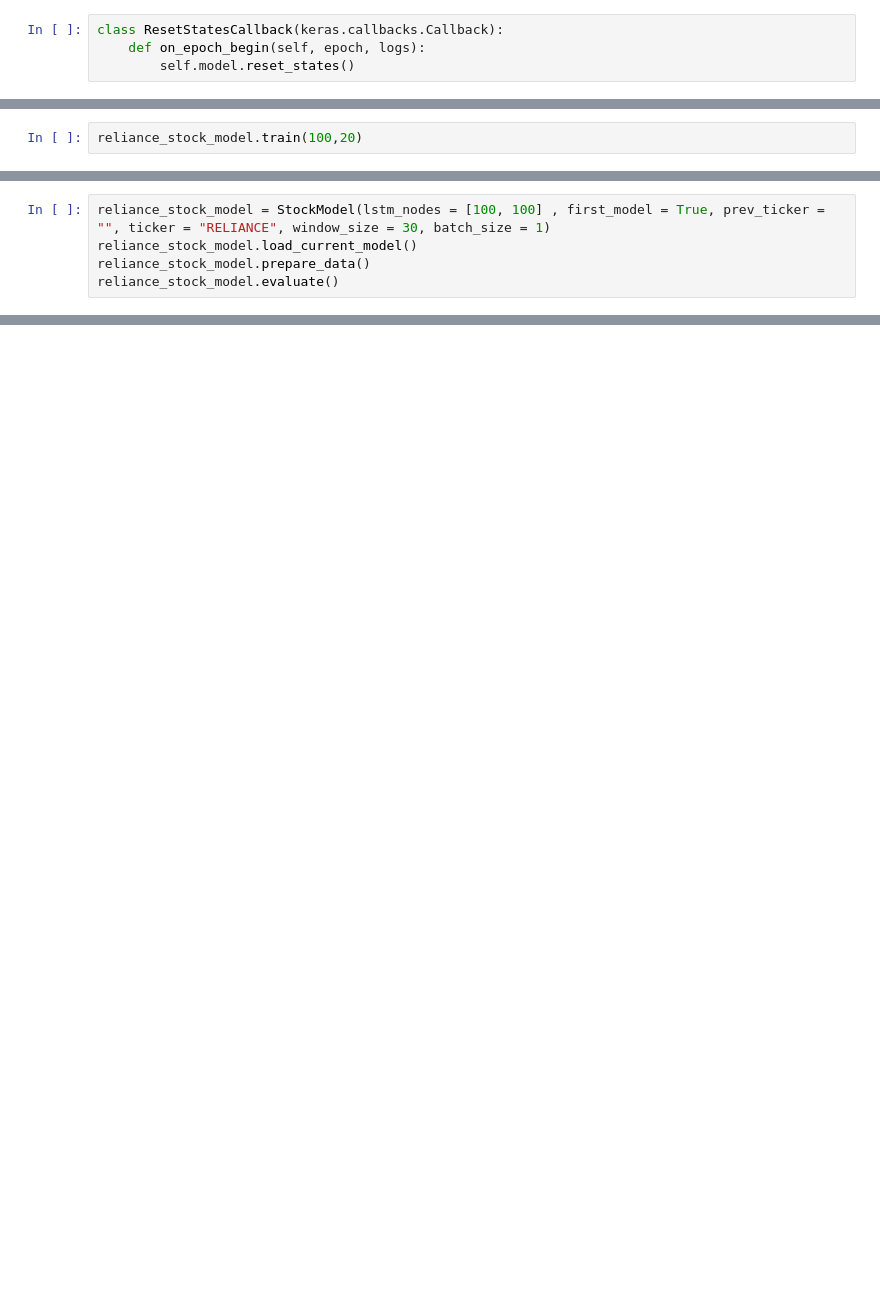
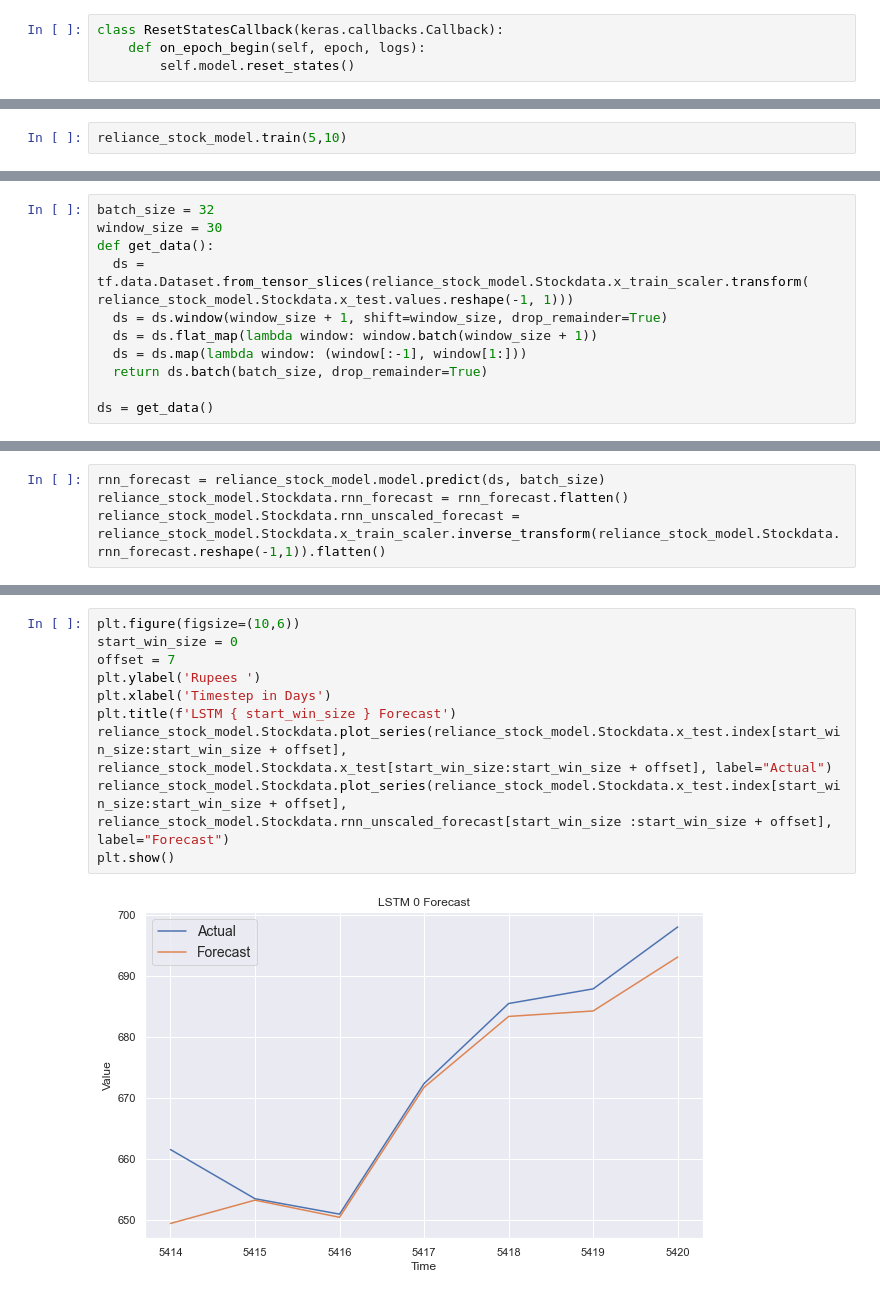
Before and after one commit to panditamey1/Stock-Prediction-using-different-models, a Jupyter notebook: stock_LSTM_Model.ipynb, the cells around one changed output, grey strips where cells are left out. Cells and saved outputs as stored; diff of their text form; blank space fills up the shorter version.

```diff
--- a/stock_LSTM_Model.ipynb
+++ b/stock_LSTM_Model.ipynb
@@ -925,2 +965,2 @@ d[0][0].shape
 # %%
-reliance_stock_model.train(100,20)
+reliance_stock_model.train(5,10)
@@ -927,5 +968,0 @@ reliance_stock_model.train(100,20)
-# %%
-reliance_stock_model = StockModel(lstm_nodes = [100, 100] , first_model = True, prev_ticker = "", ticker = "RELIANCE", window_size = 30, batch_size = 1)
-reliance_stock_model.load_current_model()
-reliance_stock_model.prepare_data()
-reliance_stock_model.evaluate()
@@ -938,0 +984,11 @@ reliance_stock_model.show_result(0,100)
+# %%
+batch_size = 32
+window_size = 30
+def get_data():
+  ds = tf.data.Dataset.from_tensor_slices(reliance_stock_model.Stockdata.x_train_scaler.transform( reliance_stock_model.Stockdata.x_test.values.reshape(-1, 1)))
+  ds = ds.window(window_size + 1, shift=window_size, drop_remainder=True)
+  ds = ds.flat_map(lambda window: window.batch(window_size + 1))
+  ds = ds.map(lambda window: (window[:-1], window[1:]))
+  return ds.batch(batch_size, drop_remainder=True)
+
+ds = get_data()
@@ -938,0 +1001,4 @@ reliance_stock_model.show_result(0,100)
+# %%
+rnn_forecast = reliance_stock_model.model.predict(ds, batch_size)
+reliance_stock_model.Stockdata.rnn_forecast = rnn_forecast.flatten()
+reliance_stock_model.Stockdata.rnn_unscaled_forecast = reliance_stock_model.Stockdata.x_train_scaler.inverse_transform(reliance_stock_model.Stockdata.rnn_forecast.reshape(-1,1)).flatten()
@@ -938,0 +1007,12 @@ reliance_stock_model.show_result(0,100)
+# %%
+plt.figure(figsize=(10,6))
+start_win_size = 0
+offset = 7
+plt.ylabel('Rupees ')
+plt.xlabel('Timestep in Days')
+plt.title(f'LSTM { start_win_size } Forecast')
+reliance_stock_model.Stockdata.plot_series(reliance_stock_model.Stockdata.x_test.index[start_win_size:start_win_size + offset], reliance_stock_model.Stockdata.x_test[start_win_size:start_win_size + offset], label="Actual")
+reliance_stock_model.Stockdata.plot_series(reliance_stock_model.Stockdata.x_test.index[start_win_size:start_win_size + offset], reliance_stock_model.Stockdata.rnn_unscaled_forecast[start_win_size :start_win_size + offset], label="Forecast")
+plt.show()
+# %% [output]
+[figure, added]
```
Also changed, not shown: parts of 21 cells of this notebook.
